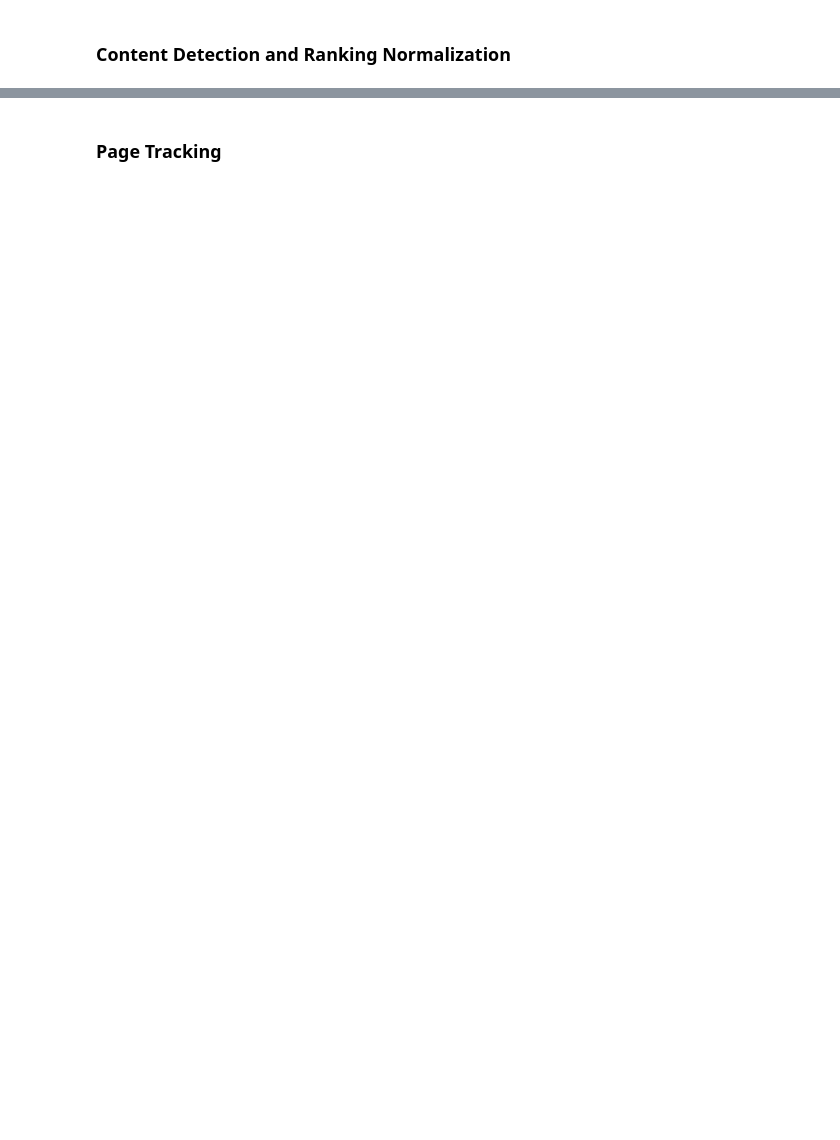
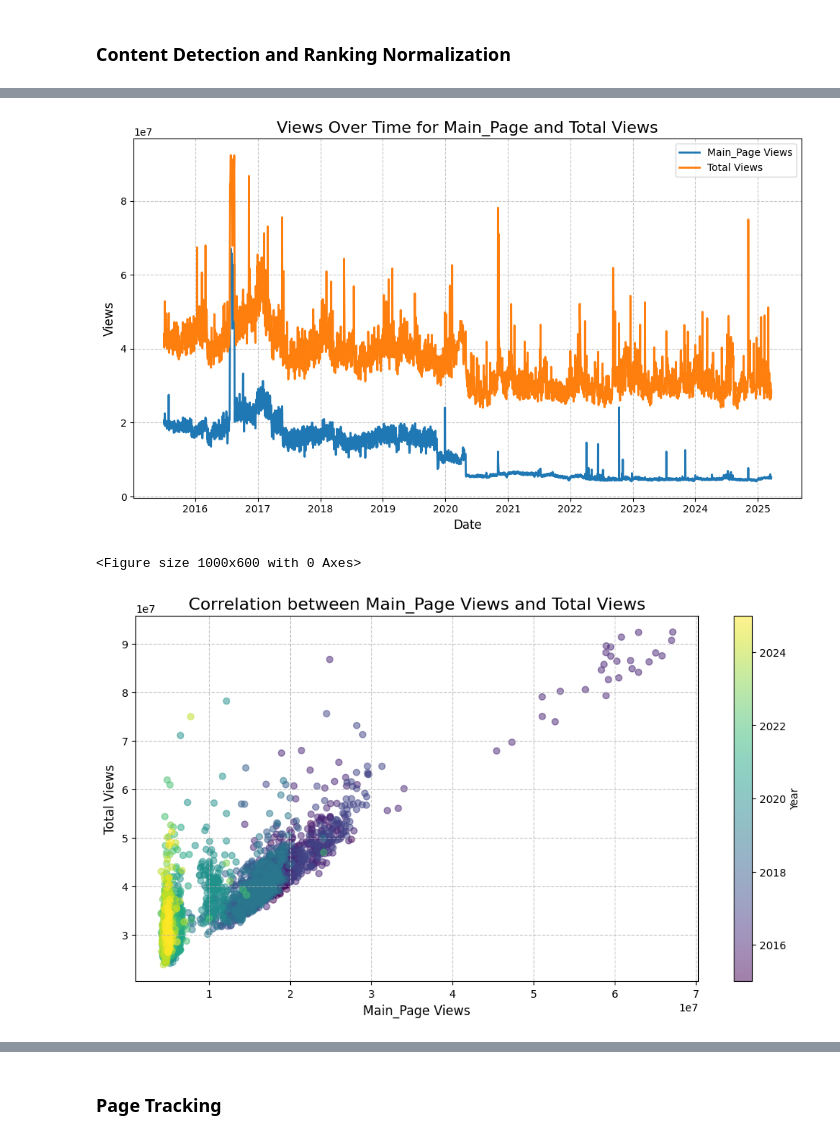
Before and after one commit to ralgara/wikipedia, a Jupyter notebook: wikipedia.ipynb, the cells around one changed output, grey strips where cells are left out. Drawn from its saved outputs; the diff is of its cells as text; code cells hidden in the pictures; blank space fills up the shorter version.

```diff
--- a/wikipedia.ipynb
+++ b/wikipedia.ipynb
@@ -147,0 +217,34 @@ See the caveats in the documentation: https://pandas.pydata.org/pandas-docs/stab
+# %%
+main_page_views = pageviews_raw.query('article == "Main_Page"').copy()
+main_page_views['date'] = pd.to_datetime(main_page_views[['year', 'month', 'day']])
+
+# Calculate the sum of all views per day
+daily_views = pageviews_raw.groupby(['year', 'month', 'day'])['views'].sum().reset_index()
+daily_views['date'] = pd.to_datetime(daily_views[['year', 'month', 'day']])
+
+plt.figure(figsize=(10, 6))
+plt.plot(main_page_views['date'], main_page_views['views'], marker='', linestyle='-', linewidth=2, label='Main_Page Views')
+plt.plot(daily_views['date'], daily_views['views'], marker='', linestyle='-', linewidth=2, label='Total Views')
+plt.title('Views Over Time for Main_Page and Total Views', fontsize=16)
+plt.xlabel('Date', fontsize=12)
+plt.ylabel('Views', fontsize=12)
+plt.grid(True, linestyle='--', alpha=0.7)
+plt.legend()
+plt.tight_layout()
+plt.show()
+# Scatter plot to show correlation between Main_Page views and total views
+plt.figure(figsize=(10, 6))
+# Scatter plot to show correlation between Main_Page views and total views, colored by year
+plt.figure(figsize=(10, 6))
+scatter = plt.scatter(main_page_views['views'], daily_views['views'], c=main_page_views['date'].dt.year, cmap='viridis', alpha=0.5)
+plt.colorbar(scatter, label='Year')
+plt.title('Correlation between Main_Page Views and Total Views', fontsize=16)
+plt.xlabel('Main_Page Views', fontsize=12)
+plt.ylabel('Total Views', fontsize=12)
+plt.grid(True, linestyle='--', alpha=0.7)
+plt.tight_layout()
+plt.show()
+# %% [output]
+[figure, added]
+<Figure size 1000x600 with 0 Axes>
+[figure, added]
```
Also changed, not shown: parts of 15 cells of this notebook.
